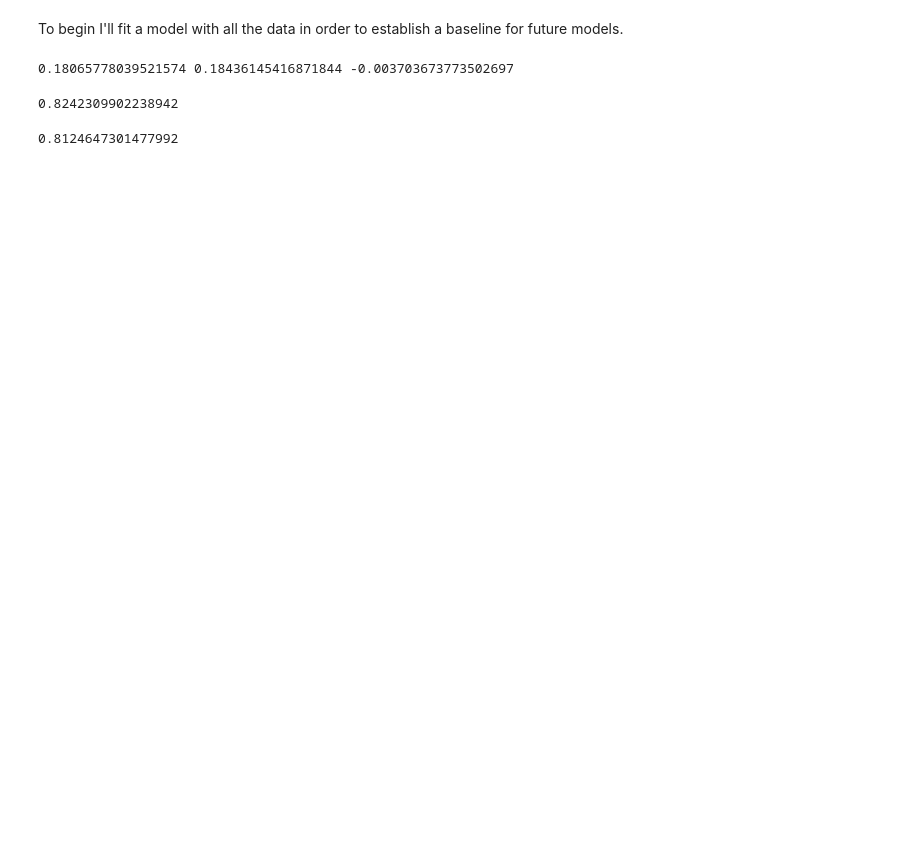
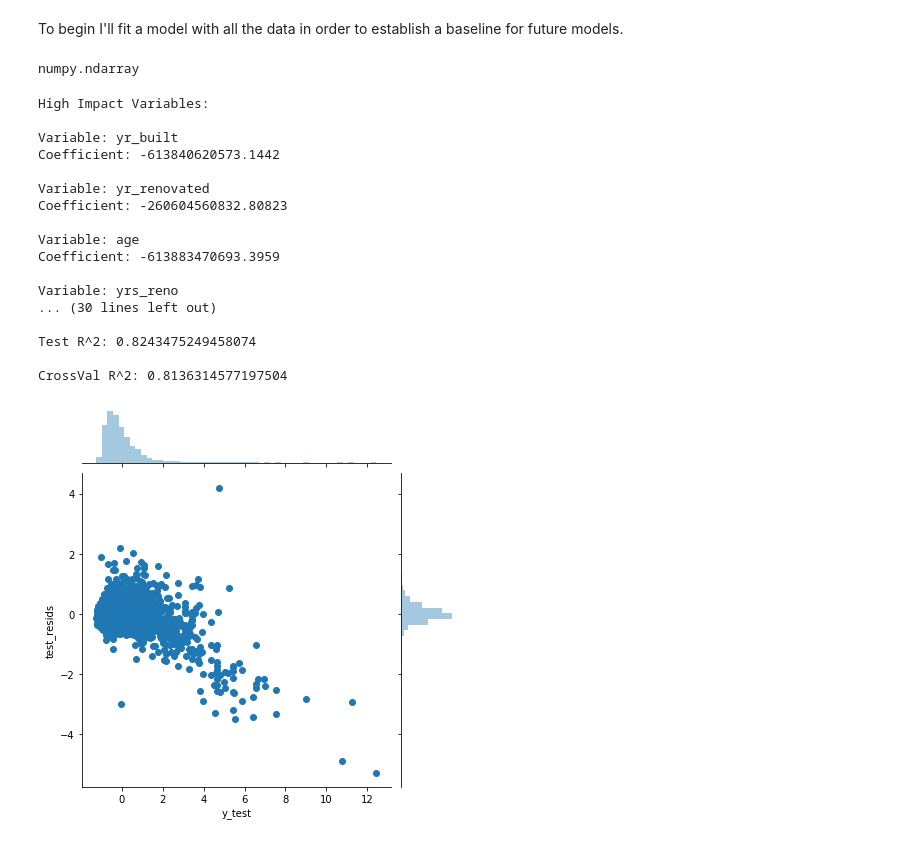
Before and after one commit to shsobieski/Housing-Valuation-Tool, a Jupyter notebook: ProjectNotebook.ipynb, the cells around one changed output. Drawn from its saved outputs; the diff is of its cells as text; code cells hidden in the pictures; blank space fills up the shorter version.

```diff
--- a/ProjectNotebook.ipynb
+++ b/ProjectNotebook.ipynb
@@ -442,7 +456,13 @@ data.drop('id', axis=1, inplace=True)
 # %%
 #Separate data into categorical and continuous groups.
 cat_data = data.select_dtypes(include='uint8')
-con_data = data.select_dtypes(exclude='uint8')
+
+con_data = (data.select_dtypes(exclude='uint8')
+#Keep certain categorical data separate to use for visuals.
+            .drop(['Renovated?', 'month_sold', 'nearest_city',
+                  'waterfront'], axis=1))
+groups = data[['Renovated?', 'month_sold', 'nearest_city',
+               'waterfront']]
 con_data.head()
 # %% [output]
 |  | price | bedrooms | bathrooms | sqft_living | sqft_lot | floors | view | condition | grade | ... |
@@ -485,0 +495,6 @@ data.head()
+# %%
+model_data = scaled_con_data.join(cat_data, how='outer')
+model_data.head()
+
+#Save complete dataset for visualising later.
+data_fin = model_data.join(groups, how='outer')
@@ -486,3 +503,5 @@ data.head()
 # %%
-X = data.drop('price', axis=1)
-y = data['price']
+#Drop dependent variables
+X = model_data.drop('price', axis=1)
+y = model_data['price']
+y.describe()
@@ -498,18 +528,4 @@ model1 = linreg.fit(X_train,y_train)
-# %%
-y_hat_train = model1.predict(X_train)
-y_hat_test = model1.predict(X_test)
-
-train_mse = mean_squared_error(y_train, y_hat_train)
-test_mse = mean_squared_error(y_test, y_hat_test)
-print(train_mse, test_mse, train_mse-test_mse )
-# %% [output]
-0.18065778039521574 0.18436145416871844 -0.003703673773502697
-# %%
-r2_score(y_test,y_hat_test)
-# %% [output]
-0.8242309902238942
-# %%
-crossval = KFold(n_splits=10, shuffle=True)
-np.mean(cross_val_score(model1,X_train,y_train, scoring='r2',cv=crossval))
-# %% [output]
-0.8124647301477992
+# %%
+type(model1.coef_)
+# %% [output]
+numpy.ndarray
@@ -515,0 +577,21 @@ np.mean(cross_val_score(model1,X_train,y_train, scoring='r2',cv=crossval))
+# %%
+report(model1)
+# %% [output]
+High Impact Variables:
+
+Variable: yr_built
+Coefficient: -613840620573.1442
+
+Variable: yr_renovated
+Coefficient: -260604560832.80823
+
+Variable: age
+Coefficient: -613883470693.3959
+
+Variable: yrs_reno
+... (30 lines left out)
+
+Test R^2: 0.8243475249458074
+
+CrossVal R^2: 0.8136314577197504
+[figure, added]
```
Also changed, not shown: parts of 29 cells of this notebook.
